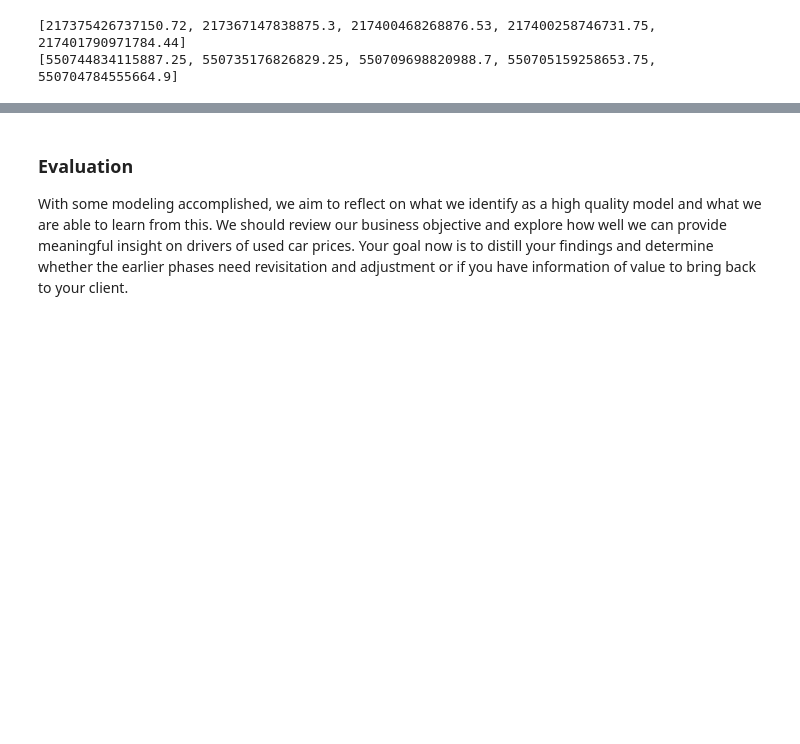
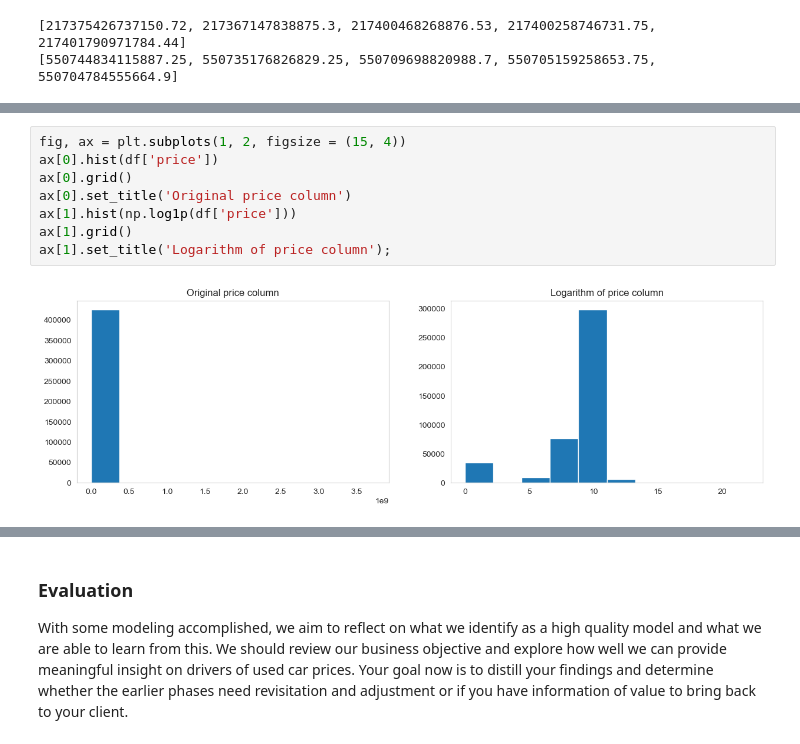
Before and after one commit to srideviaishwariya/rainier, a Jupyter notebook: practical_application_II_starter/prompt_II.ipynb, the cells around one changed output, grey strips where cells are left out. Cells and saved outputs as stored; diff of their text form; blank space fills up the shorter version.

```diff
--- a/practical_application_II_starter/prompt_II.ipynb
+++ b/practical_application_II_starter/prompt_II.ipynb
@@ -1253,0 +1268,10 @@ print(test_mses)
+# %%
+fig, ax = plt.subplots(1, 2, figsize = (15, 4))
+ax[0].hist(df['price'])
+ax[0].grid()
+ax[0].set_title('Original price column')
+ax[1].hist(np.log1p(df['price']))
+ax[1].grid()
+ax[1].set_title('Logarithm of price column');
+# %% [output]
+[figure, added]
```
Also changed, not shown: parts of 16 cells of this notebook.
